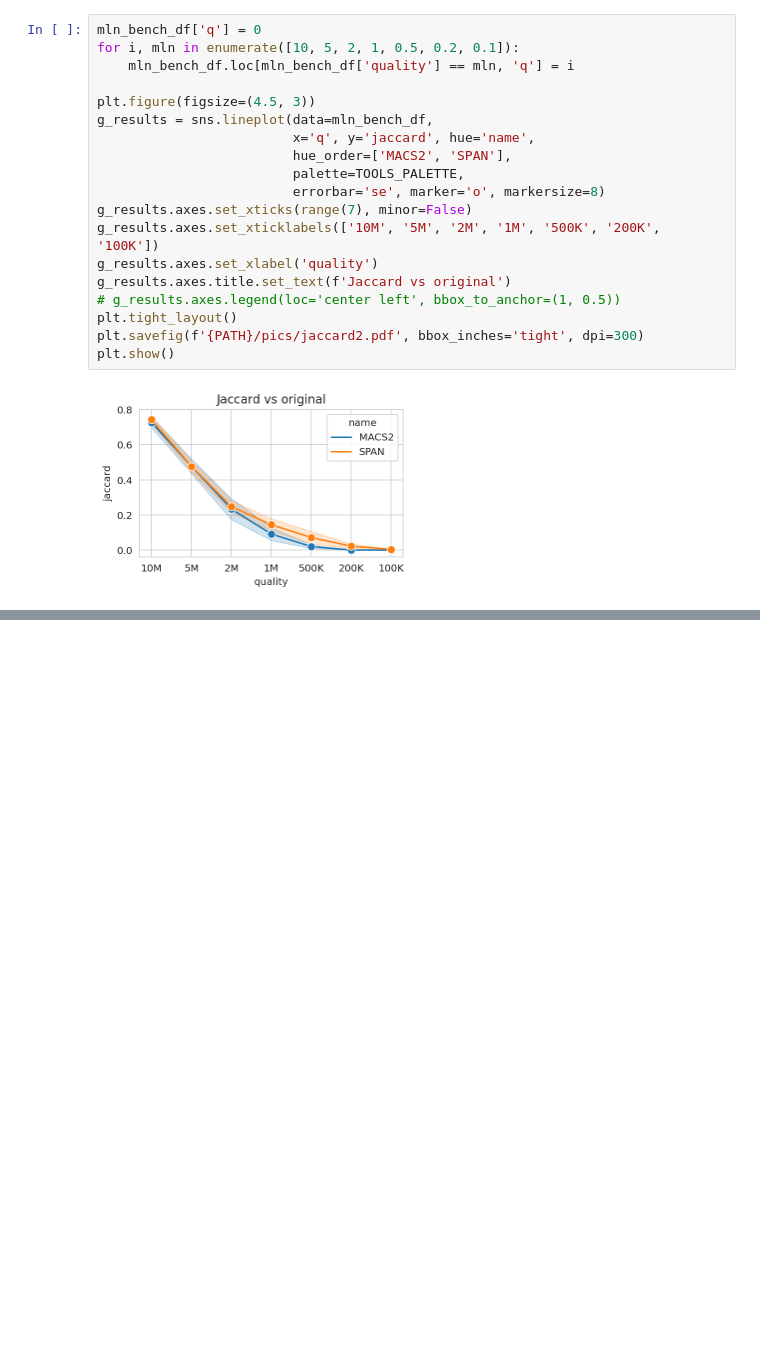
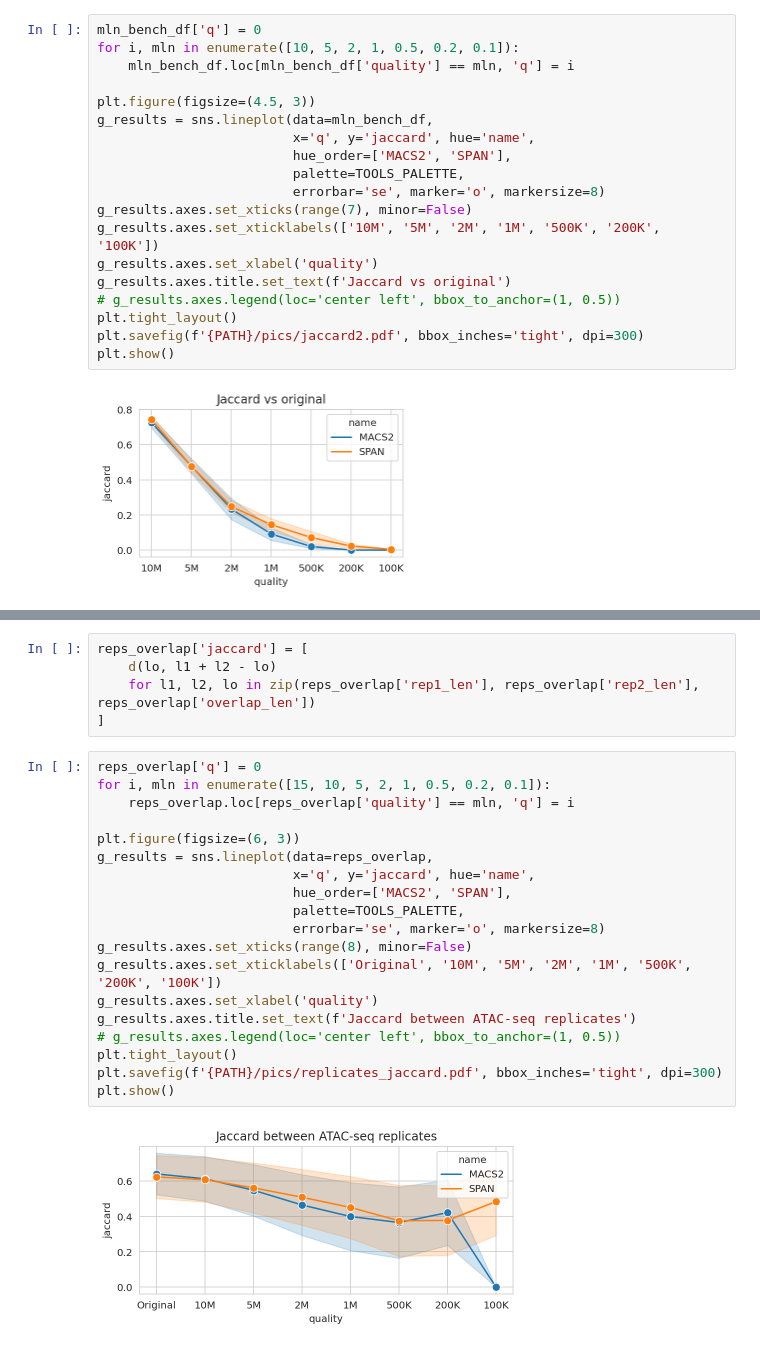
Before and after one commit to JetBrains-Research/peak-callers-analysis, a Jupyter notebook: 2023 - Immgen downsampling.ipynb, the cells around one changed output, grey strips where cells are left out. Saved outputs shown, nothing was run; the diff lists cells and outputs as text; blank space fills up the shorter version.

Commit message:
ATAC-seq jaccard between replicates

```diff
--- a/2023 - Immgen downsampling.ipynb
+++ b/2023 - Immgen downsampling.ipynb
@@ -252,0 +307,26 @@ plt.show()
+# %%
+reps_overlap['jaccard'] = [
+    d(lo, l1 + l2 - lo)
+    for l1, l2, lo in zip(reps_overlap['rep1_len'], reps_overlap['rep2_len'], reps_overlap['overlap_len'])
+]
+# %%
+reps_overlap['q'] = 0
+for i, mln in enumerate([15, 10, 5, 2, 1, 0.5, 0.2, 0.1]):
+    reps_overlap.loc[reps_overlap['quality'] == mln, 'q'] = i
+
+plt.figure(figsize=(6, 3))
+g_results = sns.lineplot(data=reps_overlap,
+                         x='q', y='jaccard', hue='name',
+                         hue_order=['MACS2', 'SPAN'],
+                         palette=TOOLS_PALETTE,
+                         errorbar='se', marker='o', markersize=8)
+g_results.axes.set_xticks(range(8), minor=False)
+g_results.axes.set_xticklabels(['Original', '10M', '5M', '2M', '1M', '500K', '200K', '100K'])
+g_results.axes.set_xlabel('quality')
+g_results.axes.title.set_text(f'Jaccard between ATAC-seq replicates')
+# g_results.axes.legend(loc='center left', bbox_to_anchor=(1, 0.5))
+plt.tight_layout()
+plt.savefig(f'{PATH}/pics/replicates_jaccard.pdf', bbox_inches='tight', dpi=300)
+plt.show()
+# %% [output]
+[figure, added]
```
Also changed, not shown: parts of 6 cells of this notebook.
